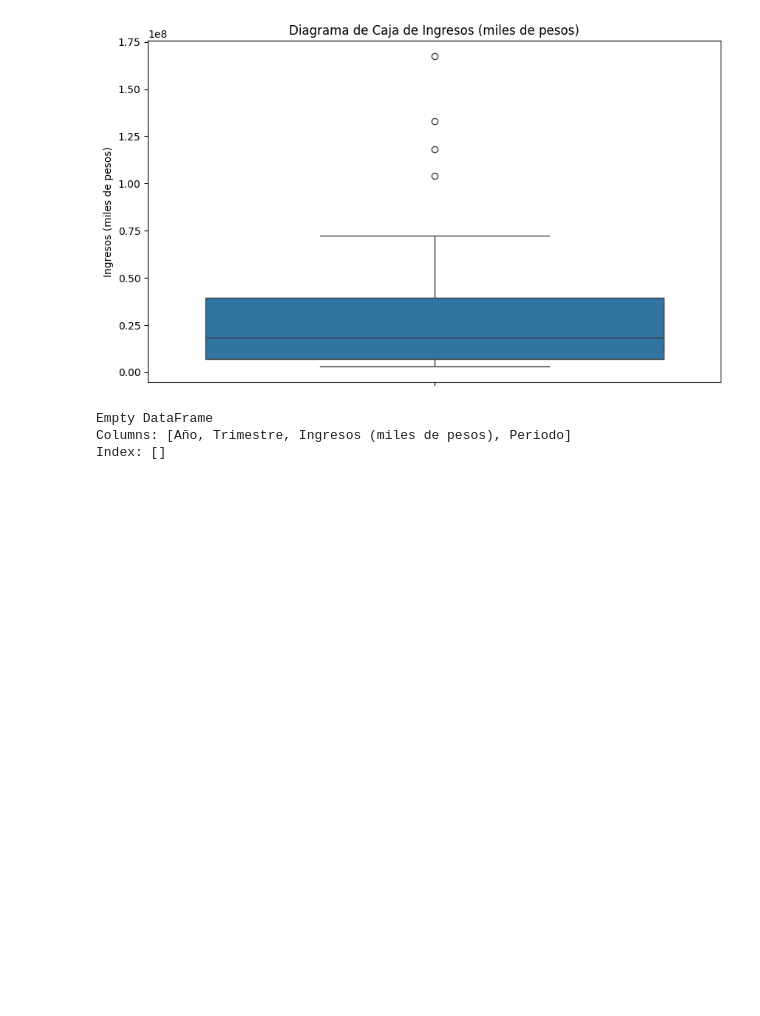
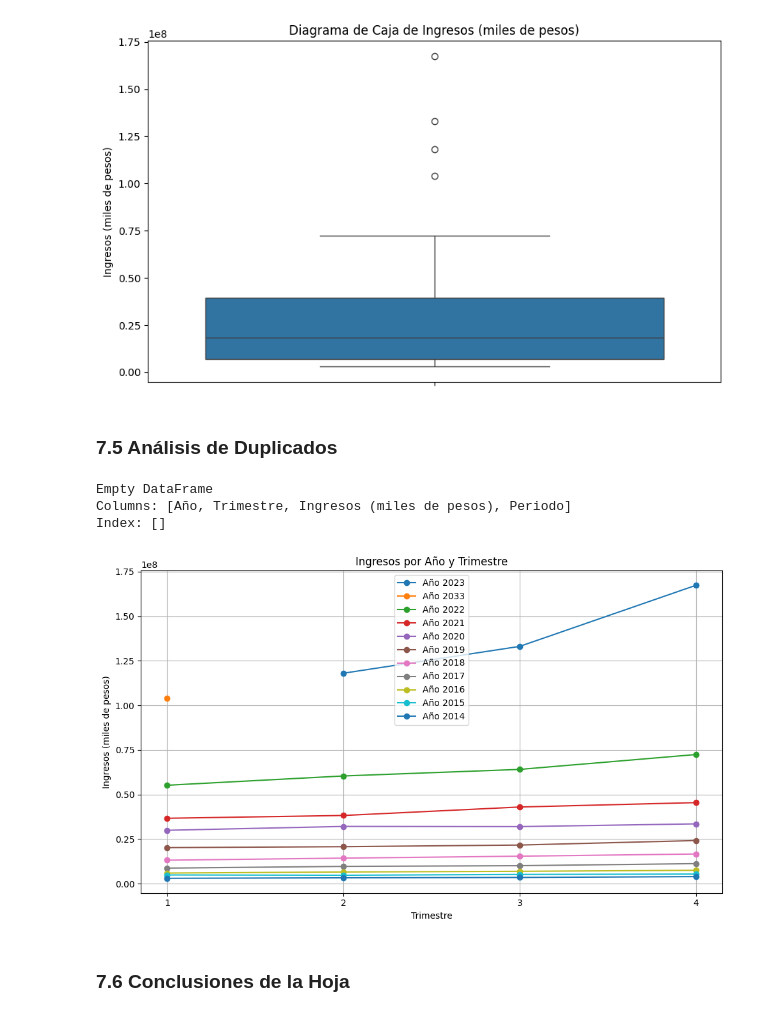
Before and after one commit to SergioAlejandroM/Proyecto-Individual-DA, a Jupyter notebook: InformeEDA.ipynb, the cells around one changed output. Cells and saved outputs as stored; diff of their text form; code cells hidden in the pictures; blank space fills up the shorter version.

```diff
--- a/InformeEDA.ipynb
+++ b/InformeEDA.ipynb
@@ -566,6 +731,8 @@ plt.title('Diagrama de Caja de Ingresos (miles de pesos)')
 plt.show()
 # %% [output]
 [figure]
+# %% [markdown]
+### 7.5 Análisis de Duplicados
 # %%
 # Verificar duplicados basados en todas las columnas
 duplicados = Ingresos.duplicated()
@@ -577,3 +744,24 @@ print(df_duplicados)
 Empty DataFrame
 Columns: [Año, Trimestre, Ingresos (miles de pesos), Periodo]
 Index: []
+# %%
+# Configurar el gráfico de líneas
+plt.figure(figsize=(10, 6))
+
+# Iterar sobre cada año para trazar líneas por trimestre
+for año in Ingresos['Año'].unique():
+    df_año = Ingresos[Ingresos['Año'] == año]
+    plt.plot(df_año['Trimestre'], df_año['Ingresos (miles de pesos)'], marker='o', label=f'Año {año}')
+
+plt.xlabel('Trimestre')
+plt.ylabel('Ingresos (miles de pesos)')
+plt.title('Ingresos por Año y Trimestre')
+plt.xticks(Ingresos['Trimestre'].unique())
+plt.legend()
+plt.grid(True)
+plt.tight_layout()
+plt.show()
+# %% [output]
+[figure, added]
+# %% [markdown]
+### 7.6 Conclusiones de la Hoja
```
Also changed, not shown: parts of 53 cells of this notebook, 3 other files.
